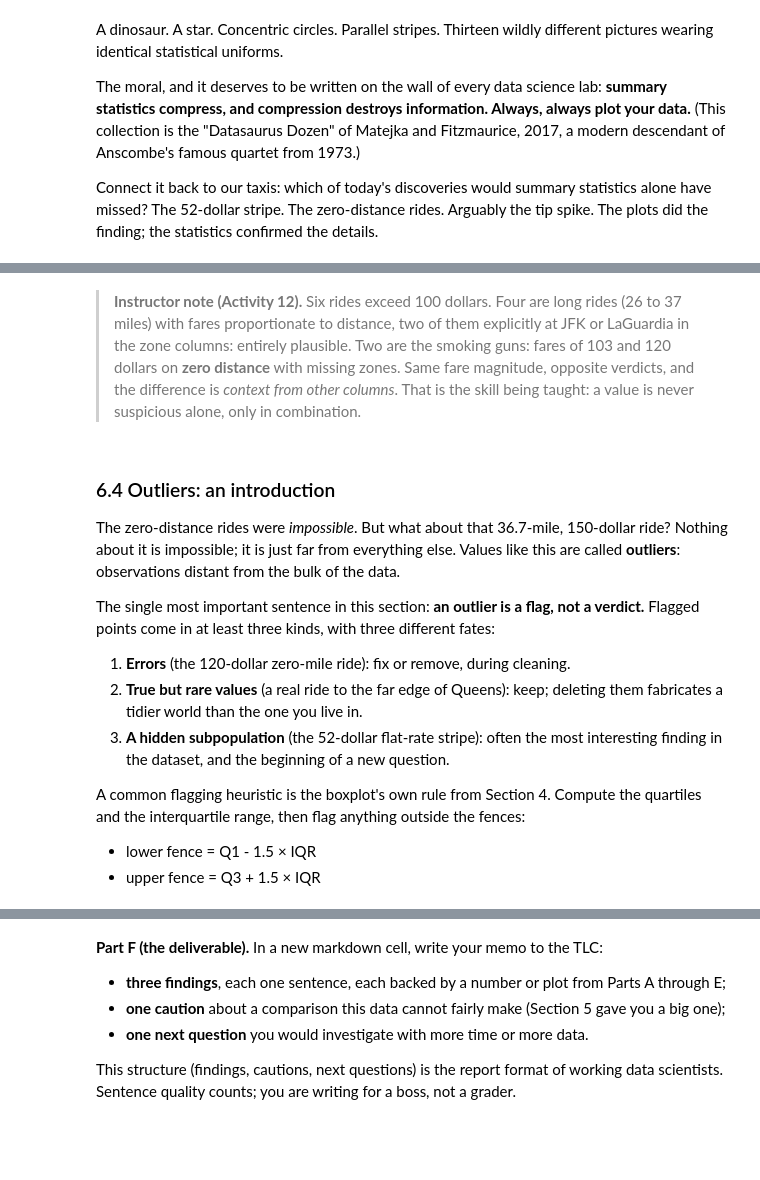
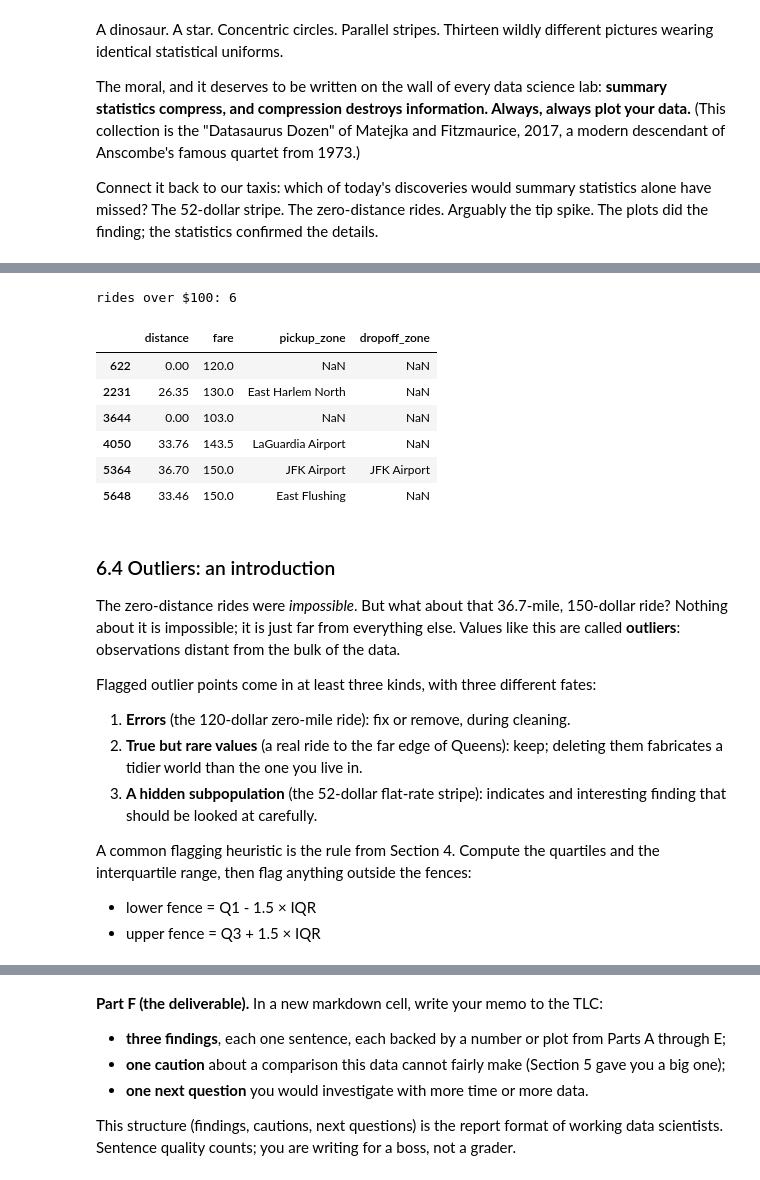
Before and after one commit to jppeirce/DSC210-Foundations-of-Data-Science, a Jupyter notebook: Notes/07-exploratory_data_analysis/07-exploratory_data_analysis.ipynb, the cells around one changed output, grey strips where cells are left out. Drawn from its saved outputs; the diff is of its cells as text; code cells hidden in the pictures; blank space fills up the shorter version.

```diff
--- a/Notes/07-exploratory_data_analysis/07-exploratory_data_analysis.ipynb
+++ b/Notes/07-exploratory_data_analysis/07-exploratory_data_analysis.ipynb
@@ -864,29 +1053,36 @@ c. Verdict time, in a comment: which of these look like real (if pricey) rides,
 # %%
 # Activity 12
-expensive = taxis[taxis['fare'] ____ 100]
+expensive = taxis[taxis['fare'] > 100]
 
 # a. how many?
 print('rides over $100:', expensive.____[0])
 
 # b. inspect the relevant columns
 expensive[[____, ____, 'pickup_zone', 'dropoff_zone']]
 
 # c. your verdict as a comment:
 #
+# %% [output]
+rides over $100: 6
+|  | distance | fare | pickup_zone | dropoff_zone |
+| 622 | 0.00 | 120.0 | NaN | NaN |
+| 2231 | 26.35 | 130.0 | East Harlem North | NaN |
+| 3644 | 0.00 | 103.0 | NaN | NaN |
+| 4050 | 33.76 | 143.5 | LaGuardia Airport | NaN |
+| 5364 | 36.70 | 150.0 | JFK Airport | JFK Airport |
+| 5648 | 33.46 | 150.0 | East Flushing | NaN |
-# %% [markdown]
-> **Instructor note (Activity 12).** Six rides exceed 100 dollars. Four are long rides (26 to 37 miles) with fares proportionate to distance, two of them explicitly at JFK or LaGuardia in the zone columns: entirely plausible. Two are the smoking guns: fares of 103 and 120 dollars on **zero distance** with missing zones. Same fare magnitude, opposite verdicts, and the difference is *context from other columns*. That is the skill being taught: a value is never suspicious alone, only in combination.
 # %% [markdown]
 ### 6.4 Outliers: an introduction
 
 The zero-distance rides were *impossible*. But what about that 36.7-mile, 150-dollar ride? Nothing about it is impossible; it is just far from everything else. Values like this are called **outliers**: observations distant from the bulk of the data.
 
-The single most important sentence in this section: **an outlier is a flag, not a verdict.** Flagged points come in at least three kinds, with three different fates:
+Flagged outlier points come in at least three kinds, with three different fates:
 
 1. **Errors** (the 120-dollar zero-mile ride): fix or remove, during cleaning.
 2. **True but rare values** (a real ride to the far edge of Queens): keep; deleting them fabricates a tidier world than the one you live in.
-3. **A hidden subpopulation** (the 52-dollar flat-rate stripe): often the most interesting finding in the dataset, and the beginning of a new question.
+3. **A hidden subpopulation** (the 52-dollar flat-rate stripe): indicates and interesting finding that should be looked at carefully.
 
-A common flagging heuristic is the boxplot's own rule from Section 4. Compute the quartiles and the interquartile range, then flag anything outside the fences:
+A common flagging heuristic is the rule from Section 4. Compute the quartiles and the interquartile range, then flag anything outside the fences:
 
 - lower fence = Q1 - 1.5 × IQR
 - upper fence = Q3 + 1.5 × IQR
```
Also changed, not shown: parts of 92 cells of this notebook, 1 other file.
